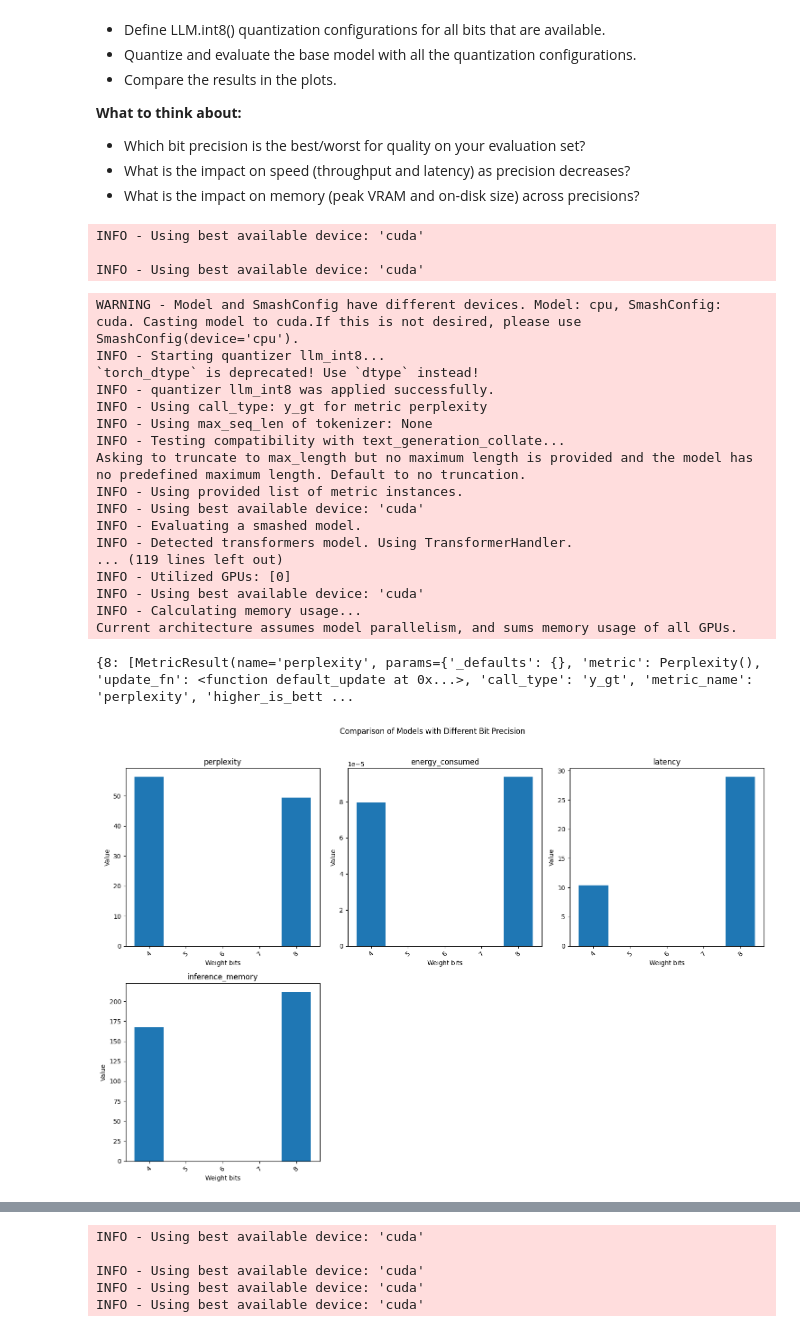
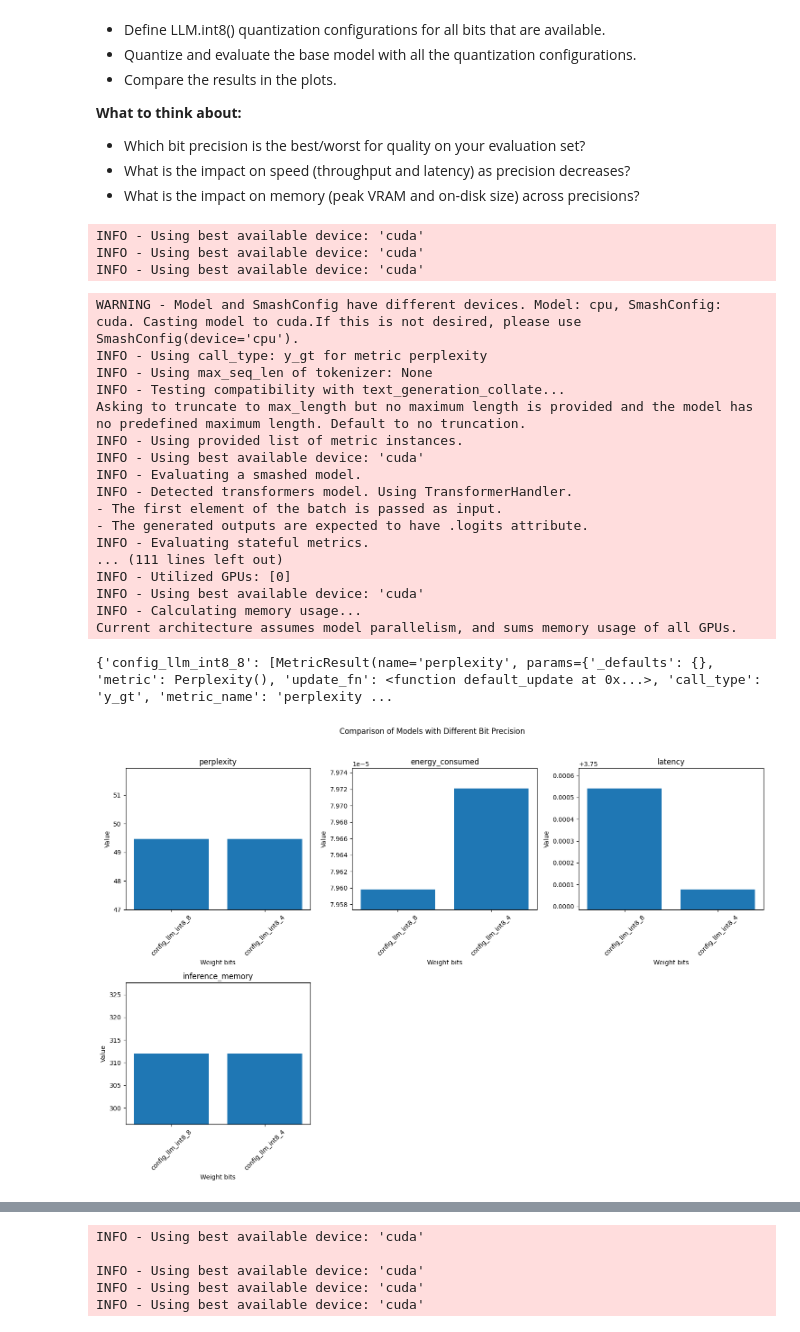
Before and after one commit to PrunaAI/ai-efficiency-courses, a Jupyter notebook: solutions/05-benchmark_llm_bits.ipynb, the cells around one changed output, grey strips where cells are left out. Drawn from its saved outputs; the diff is of its cells as text; code cells hidden in the pictures.

```diff
--- a/solutions/05-benchmark_llm_bits.ipynb
+++ b/solutions/05-benchmark_llm_bits.ipynb
@@ -125,7 +135,7 @@ def evaluate_config(model_id, smash_config, metrics=None, dataset="WikiText"):
     model_results = {}
 
     ### To Complete ###
-    model = AutoModelForCausalLM.from_pretrained(model_id, dtype="auto")
+    model = AutoModelForCausalLM.from_pretrained(model_id, torch_dtype="auto")
     copy_model = copy.deepcopy(model)
 
     try:
@@ -169,58 +179,60 @@ model_id = MODEL_IDS[0]
 smash_configs = []
 
 ### To Complete ###
-config_llm_int8 = SmashConfig()
+config_llm_int8 = SmashConfig({
+    "llm_int8" : {
+        "llm_int8_weight_bits": 8,
+        }
+})
 config_llm_int8.add_tokenizer(MODEL_IDS[0])
-config_llm_int8["quantizer"] = "llm_int8"
-config_llm_int8["llm_int8_weight_bits"] = 8
 smash_configs.append(config_llm_int8)
 
-config_llm_int8 = SmashConfig()
+config_llm_int8 = SmashConfig({
+    "llm_int8" : {
+        "llm_int8_weight_bits": 4,
+        }
+})
 config_llm_int8.add_tokenizer(MODEL_IDS[0])
-config_llm_int8["quantizer"] = "llm_int8"
-config_llm_int8["llm_int8_weight_bits"] = 4
 smash_configs.append(config_llm_int8)
 ### End of To Complete ###
 # %% [output]
 INFO - Using best available device: 'cuda'
-
 INFO - Using best available device: 'cuda'
+INFO - Using best available device: 'cuda'
 # %%
 llm_int8_evaluation_results = {}
 
 ### To Complete ###
-for smash_config in smash_configs:
-    llm_int8_evaluation_results[
-        smash_config[smash_config["quantizer"] + "_weight_bits"]
-    ] = result = evaluate_config(model_id=model_id, smash_config=smash_config)
+for smash_config, config_name in zip(smash_configs, ["config_llm_int8_8", "config_llm_int8_4"]):
+    llm_int8_evaluation_results[config_name] = result = evaluate_config(model_id=model_id, smash_config=smash_config)
 
 print(llm_int8_evaluation_results)
 ### End of To Complete ###
 
 create_comparison_plots(
     data_dict=llm_int8_evaluation_results,
     title="Comparison of Models with Different Bit Precision",
     x_label="Weight bits",
     y_label="Value",
 )
 # %% [output]
 WARNING - Model and SmashConfig have different devices. Model: cpu, SmashConfig: cuda. Casting model to cuda.If this is not desired, please use SmashConfig(device='cpu').
-INFO - Starting quantizer llm_int8...
-`torch_dtype` is deprecated! Use `dtype` instead!
-INFO - quantizer llm_int8 was applied successfully.
 INFO - Using call_type: y_gt for metric perplexity
 INFO - Using max_seq_len of tokenizer: None
 INFO - Testing compatibility with text_generation_collate...
 Asking to truncate to max_length but no maximum length is provided and the model has no predefined maximum length. Default to no truncation.
 INFO - Using provided list of metric instances.
 INFO - Using best available device: 'cuda'
 INFO - Evaluating a smashed model.
 INFO - Detected transformers model. Using TransformerHandler.
-... (119 lines left out)
+- The first element of the batch is passed as input.
+- The generated outputs are expected to have .logits attribute.
+INFO - Evaluating stateful metrics.
+... (111 lines left out)
 INFO - Utilized GPUs: [0]
 INFO - Using best available device: 'cuda'
 INFO - Calculating memory usage...
 Current architecture assumes model parallelism, and sums memory usage of all GPUs.
-{8: [MetricResult(name='perplexity', params={'_defaults': {}, 'metric': Perplexity(), 'update_fn': <function default_update at 0x...>, 'call_type': 'y_gt', 'metric_name': 'perplexity', 'higher_is_bett ...
+{'config_llm_int8_8': [MetricResult(name='perplexity', params={'_defaults': {}, 'metric': Perplexity(), 'update_fn': <function default_update at 0x...>, 'call_type': 'y_gt', 'metric_name': 'perplexity ...
-[figure, old version]
+[figure, new version]
 # %% [markdown]
```
Also changed, not shown: parts of 8 cells of this notebook.
